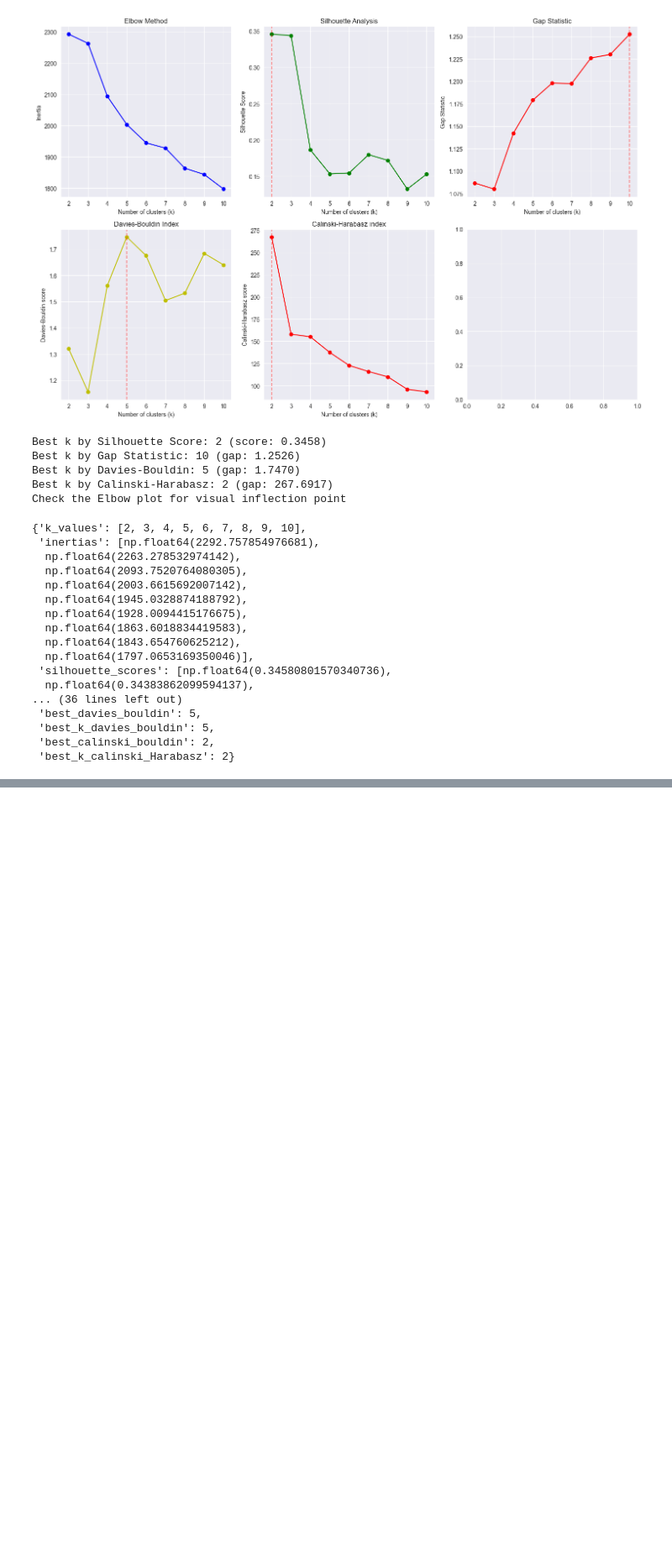
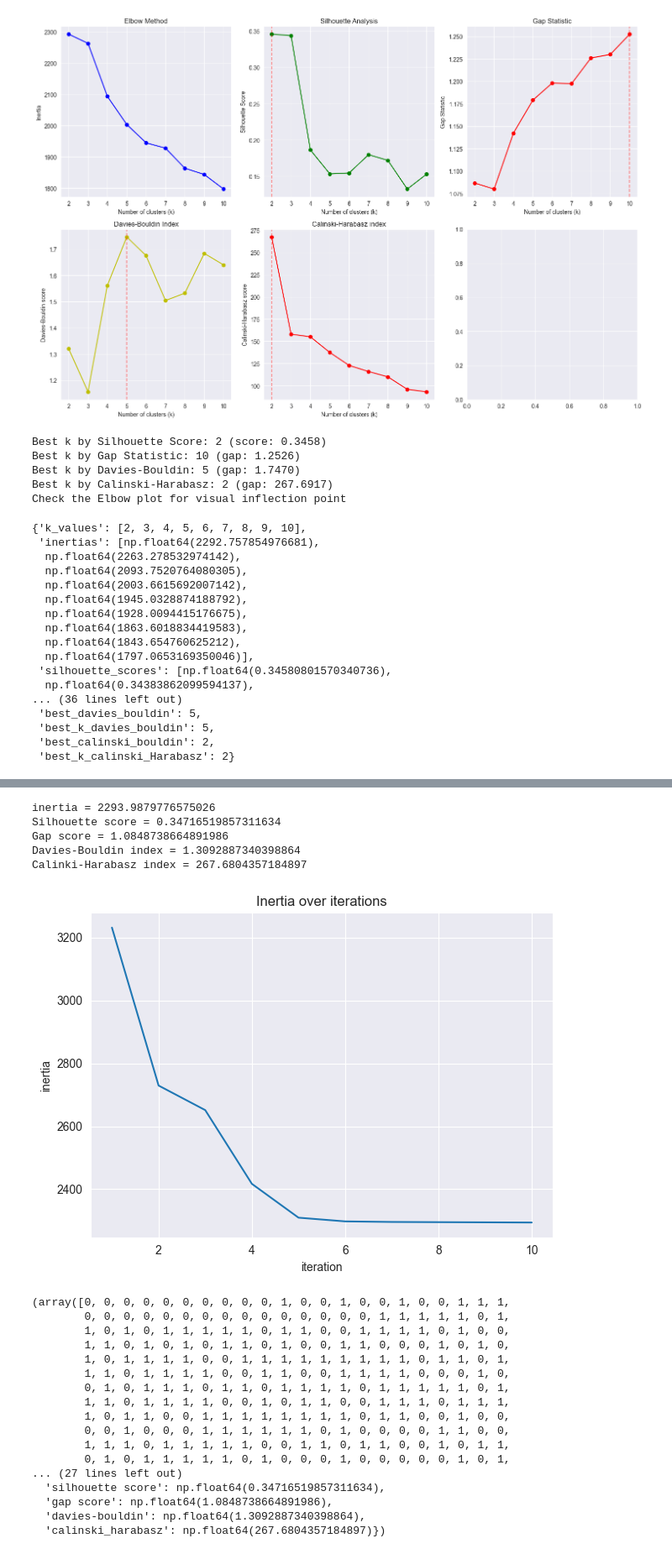
Before and after one commit to minareda417/Unsupervised-learning, a Jupyter notebook: k-means/kmeans.ipynb, the cells around one changed output, grey strips where cells are left out. Shown at 84% size. Cells and saved outputs as stored; diff of their text form; code cells hidden in the pictures; blank space fills up the shorter version.

```diff
--- a/k-means/kmeans.ipynb
+++ b/k-means/kmeans.ipynb
@@ -38,0 +48,26 @@ Check the Elbow plot for visual inflection point
+# %%
+kmeans.fit(2, smart_initialization=False, plot_metrics=True)
+# %% [output]
+inertia = 2293.9879776575026
+Silhouette score = 0.34716519857311634
+Gap score = 1.0848738664891986
+Davies-Bouldin index = 1.3092887340398864
+Calinki-Harabasz index = 267.6804357184897
+[figure, added]
+(array([0, 0, 0, 0, 0, 0, 0, 0, 0, 0, 1, 0, 0, 1, 0, 0, 1, 0, 0, 1, 1, 1,
+        0, 0, 0, 0, 0, 0, 0, 0, 0, 0, 0, 0, 0, 0, 0, 1, 1, 1, 1, 1, 0, 1,
+        1, 0, 1, 0, 1, 1, 1, 1, 1, 0, 1, 1, 0, 0, 1, 1, 1, 1, 0, 1, 0, 0,
+        1, 1, 0, 1, 0, 1, 0, 1, 1, 0, 1, 0, 0, 1, 1, 0, 0, 0, 1, 0, 1, 0,
+        1, 0, 1, 1, 1, 1, 0, 0, 1, 1, 1, 1, 1, 1, 1, 1, 1, 0, 1, 1, 0, 1,
+        1, 1, 0, 1, 1, 1, 1, 0, 0, 1, 1, 0, 0, 1, 1, 1, 1, 0, 0, 0, 1, 0,
+        0, 1, 0, 1, 1, 1, 0, 1, 1, 0, 1, 1, 1, 1, 0, 1, 1, 1, 1, 1, 0, 1,
+        1, 1, 0, 1, 1, 1, 1, 0, 0, 1, 0, 1, 1, 0, 0, 1, 1, 1, 0, 1, 1, 1,
+        1, 0, 1, 1, 0, 0, 1, 1, 1, 1, 1, 1, 1, 1, 0, 1, 1, 0, 0, 1, 0, 0,
+        0, 0, 1, 0, 0, 0, 1, 1, 1, 1, 1, 1, 0, 1, 0, 0, 0, 0, 1, 1, 0, 0,
+        1, 1, 1, 0, 1, 1, 1, 1, 1, 0, 0, 1, 1, 0, 1, 1, 0, 0, 1, 0, 1, 1,
+        0, 1, 0, 1, 1, 1, 1, 1, 0, 1, 0, 0, 0, 1, 0, 0, 0, 0, 0, 1, 0, 1,
+... (27 lines left out)
+  'silhouette score': np.float64(0.34716519857311634),
+  'gap score': np.float64(1.0848738664891986),
+  'davies-bouldin': np.float64(1.3092887340398864),
+  'calinski_harabasz': np.float64(267.6804357184897)})
```
Also changed, not shown: parts of 13 cells of this notebook, 1 other file.
